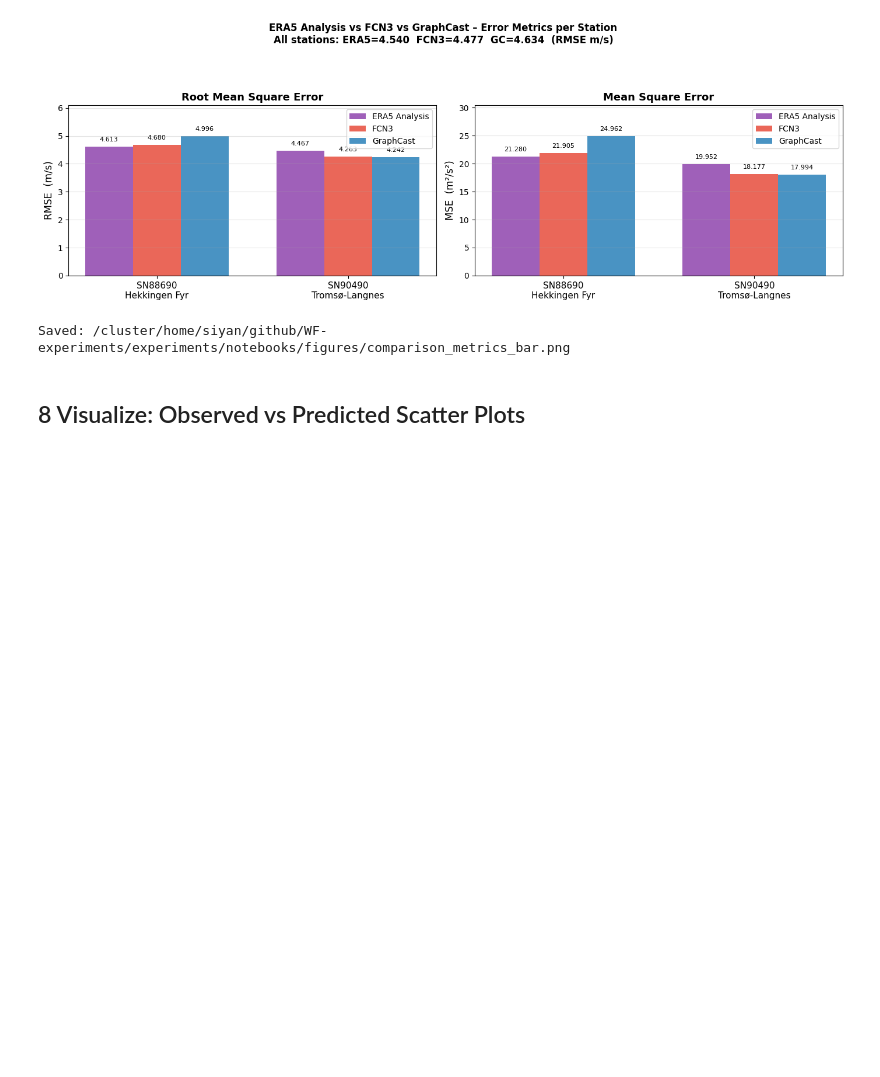
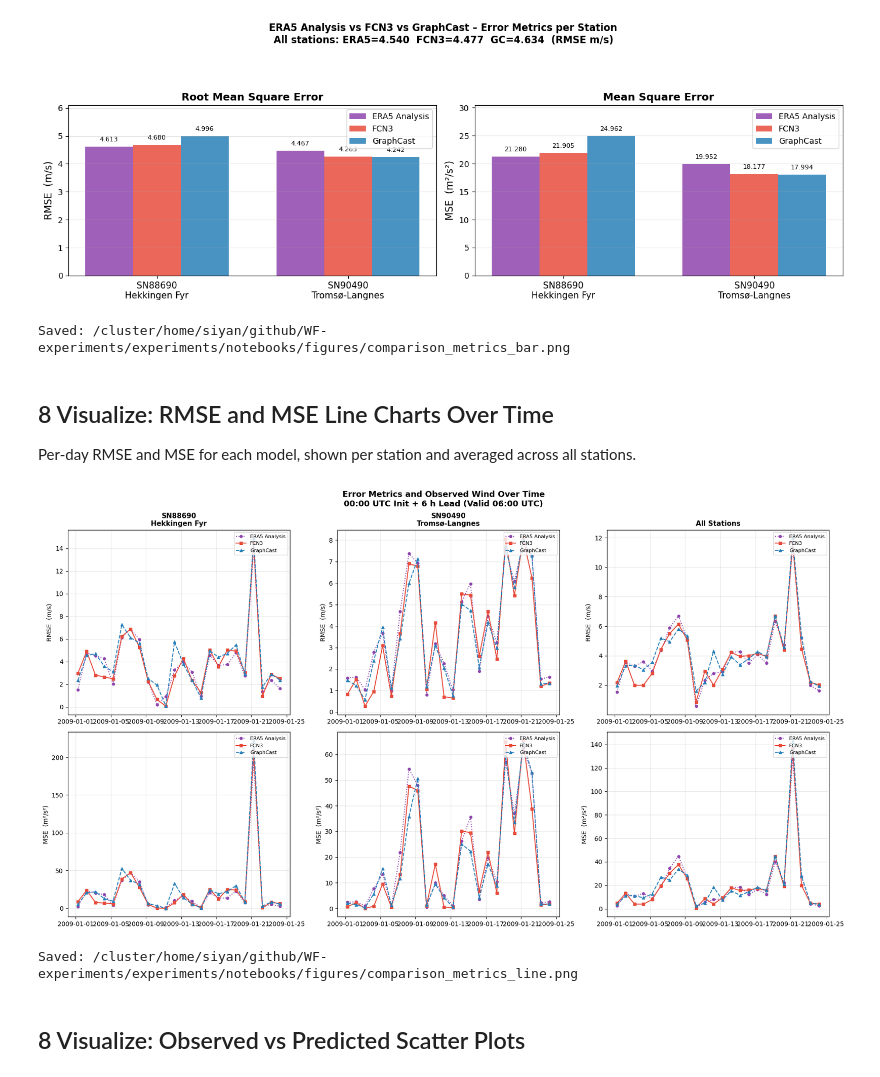
Before and after one commit to chensy618/WF-experiments, a Jupyter notebook: experiments/notebooks/comparison_fcn3_graphcast.ipynb, the cells around one changed output. Cells and saved outputs as stored; diff of their text form; code cells hidden in the pictures; blank space fills up the shorter version.

Commit message:
update comparison notebook

```diff
--- a/experiments/notebooks/comparison_fcn3_graphcast.ipynb
+++ b/experiments/notebooks/comparison_fcn3_graphcast.ipynb
@@ -569,6 +569,84 @@ print(f'Saved: {out}')
 # %% [output]
 [figure]
 Saved: /cluster/home/siyan/github/WF-experiments/experiments/notebooks/figures/comparison_metrics_bar.png
+# %% [markdown]
+## 8  Visualize: RMSE and MSE Line Charts Over Time
+
+Per-day RMSE and MSE for each model, shown per station and averaged across all stations.
+# %%
+err = merged.copy()
+err['se_fcn3'] = (err['fcn3_wind'] - err['obs_wind']) ** 2
+err['se_gc']   = (err['gc_wind']   - err['obs_wind']) ** 2
+err['se_era5'] = (err['era5_wind'] - err['obs_wind']) ** 2
+
+# Per-station groups: (time, SE array, obs_wind)
+plot_groups = {}
+for sid in STATIONS:
+    sub = err[err['station'] == sid].sort_values('valid_time')
+    plot_groups[f'{sid}\n{STATIONS[sid]["name"]}'] = (
+        sub['valid_time'].values,
+        sub[['se_era5', 'se_fcn3', 'se_gc']].values.T,
+        sub['obs_wind'].values,
+    )
+
+# All-stations group (mean SE and mean obs across stations per valid_time)
+all_sub = err.groupby('valid_time')[['se_era5', 'se_fcn3', 'se_gc', 'obs_wind']].mean().sort_index()
+plot_groups['All Stations'] = (
+    all_sub.index.values,
+    all_sub[['se_era5', 'se_fcn3', 'se_gc']].values.T,
+    all_sub['obs_wind'].values,
+)
+
+n_cols = len(plot_groups)
+fig, axes = plt.subplots(2, n_cols, figsize=(6 * n_cols, 10), squeeze=False)
+fig.suptitle(
+    'Error Metrics and Observed Wind Over Time\n'
+    '00:00 UTC Init + 6 h Lead (Valid 06:00 UTC)',
+    fontsize=13, fontweight='bold'
+)
+
+for col, (label, (t, (se_era5, se_fcn3, se_gc), obs_wind)) in enumerate(plot_groups.items()):
+    # Row 0: RMSE
+    ax = axes[0, col]
+    ax.plot(t, np.sqrt(se_era5), color=CLR['ERA5'],      lw=1.5, linestyle=':',  marker='o', ms=4, label='ERA5 Analysis')
+    ax.plot(t, np.sqrt(se_fcn3), color=CLR['FCN3'],      lw=1.5, linestyle='-',  marker='s', ms=4, label='FCN3')
+    ax.plot(t, np.sqrt(se_gc),   color=CLR['GraphCast'], lw=1.5, linestyle='--', marker='^', ms=4, label='GraphCast')
+    ax.set_title(label, fontsize=11, fontweight='bold')
+    ax.set_ylabel('RMSE  (m/s)', fontsize=10)
+    ax.grid(True, alpha=0.3)
+    ax.legend(fontsize=8, loc='upper right')
+
+    # Row 1: MSE
+    ax = axes[1, col]
+    ax.plot(t, se_era5, color=CLR['ERA5'],      lw=1.5, linestyle=':',  marker='o', ms=4, label='ERA5 Analysis')
+    ax.plot(t, se_fcn3, color=CLR['FCN3'],      lw=1.5, linestyle='-',  marker='s', ms=4, label='FCN3')
+    ax.plot(t, se_gc,   color=CLR['GraphCast'], lw=1.5, linestyle='--', marker='^', ms=4, label='GraphCast')
+    ax.set_ylabel('MSE  (m²/s²)', fontsize=10)
+    ax.grid(True, alpha=0.3)
+    ax.legend(fontsize=8, loc='upper right')
+
+    # # Row 2: Observed wind speed (reference)
+    # ax = axes[2, col]
+    # ax.plot(t, obs_wind, color=CLR['Obs'], lw=1.8, marker='o', ms=4, label='Observation')
+    # ax.set_ylabel('Obs Wind  (m/s)', fontsize=10)
+    # ax.set_xlabel('Date (UTC)', fontsize=10)
+    # ax.grid(True, alpha=0.3)
+    # ax.legend(fontsize=8, loc='upper right')
+
+    # for row in range(3):
+    #     ax = axes[row, col]
+    #     ax.xaxis.set_major_formatter(mdates.DateFormatter('%b %d'))
+    #     ax.xaxis.set_major_locator(mdates.WeekdayLocator(byweekday=0))
+    #     plt.setp(ax.xaxis.get_majorticklabels(), rotation=30, ha='right')
+
+plt.tight_layout()
+out = FIG_DIR / 'comparison_metrics_line.png'
+plt.savefig(out, dpi=130, bbox_inches='tight')
+plt.show()
+print(f'Saved: {out}')
+# %% [output]
+[figure, added]
+Saved: /cluster/home/siyan/github/WF-experiments/experiments/notebooks/figures/comparison_metrics_line.png
 # %% [markdown]
 ## 8  Visualize: Observed vs Predicted Scatter Plots
 # %%
```
Also changed, not shown: parts of 2 cells of this notebook, 2 other files.
